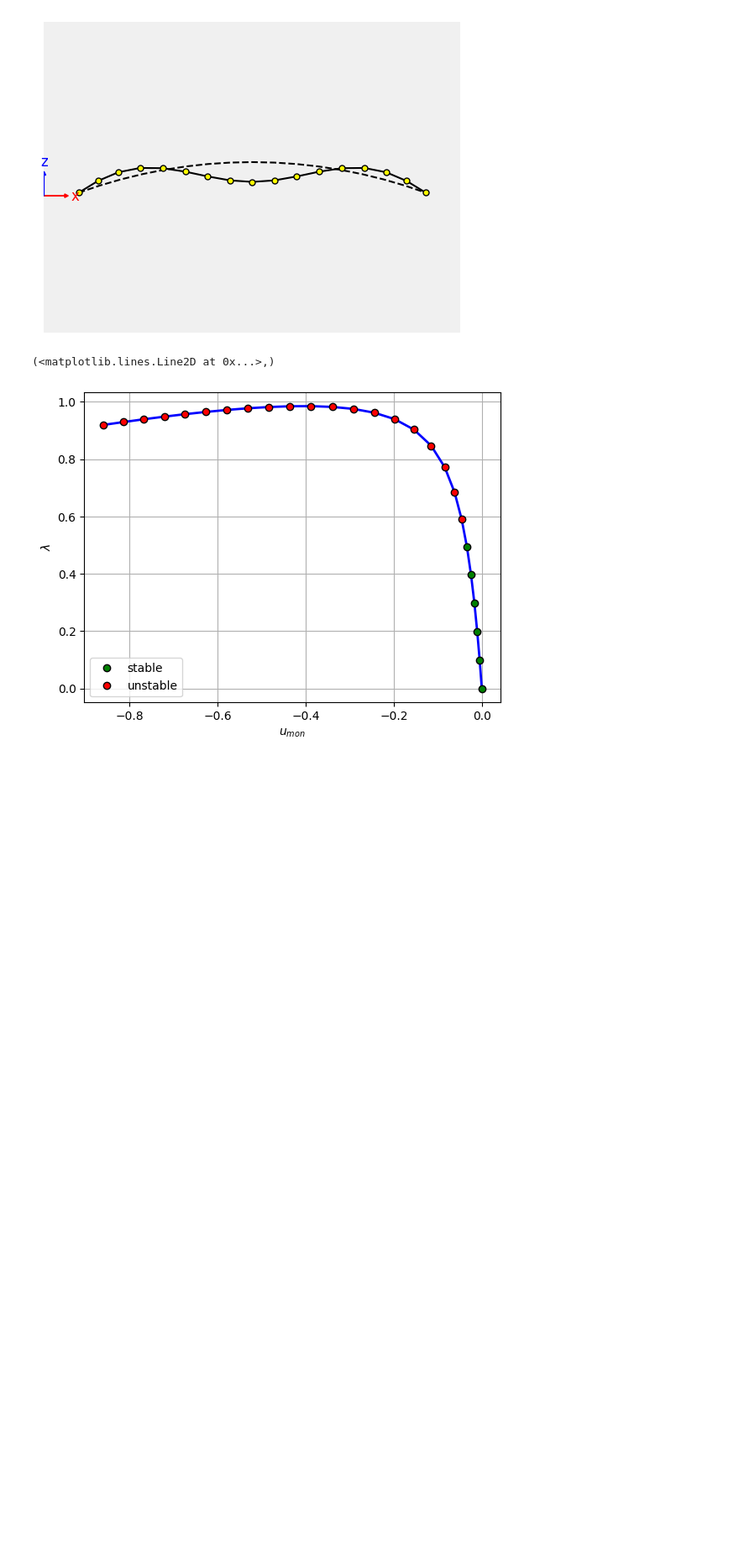
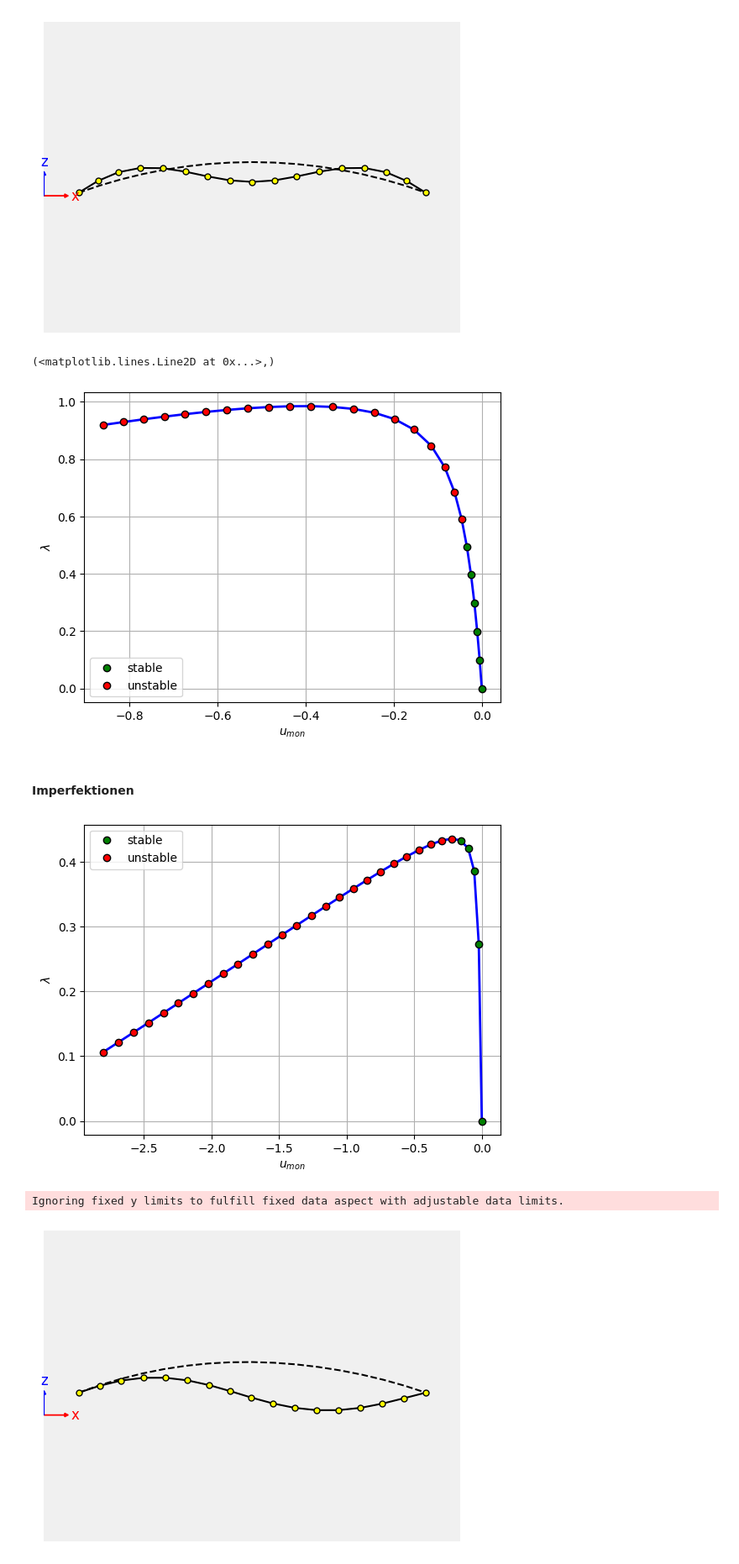
Before and after one commit to FJFalkner/Geometric_Nonlinear_FEM_2D, a Jupyter notebook: stability_circular_arch.ipynb, the cells around one changed output. Shown: that part at 84% size. Drawn from its saved outputs; the diff is of its cells as text; code cells hidden in the pictures; blank space fills up the shorter version.

```diff
--- a/stability_circular_arch.ipynb
+++ b/stability_circular_arch.ipynb
@@ -149,3 +149,26 @@ sol_postB_arcL = FEMsolve.arcL(mesh_postB, numInc=25, Lambda0 = 1)
 sol_postB_arcL.plotMonitor()
 # %% [output]
 [figure]
+# %% [markdown]
+#### Imperfektionen
+# %%
+import copy
+
+mesh_imp = copy.deepcopy(mesh_postB)
+
+mesh_imp.imperfection(buckling.buckModes[:,0], scale = 0.05)
+
+sol_postB_imp = FEMsolve.arcL(mesh_imp, numInc = 30, Lambda0 = 1.0)
+
+sol_postB_imp.plotMonitor()
+
+mesh_imp.plotDisplacement(sol_postB_imp.u)
+
+plt.plot(sol_postB_imp.monVal[:,1], sol_postB_imp.monVal[:,0])
+plt.plot(sol_postB_arcL.monVal[:,1], sol_postB_arcL.monVal[:,0])
+plt.grid()
+plt.show()
+# %% [output]
+[figure, added]
+Ignoring fixed y limits to fulfill fixed data aspect with adjustable data limits.
+[figure, added]
```
Also changed, not shown: parts of 4 cells of this notebook, 1 other file.
